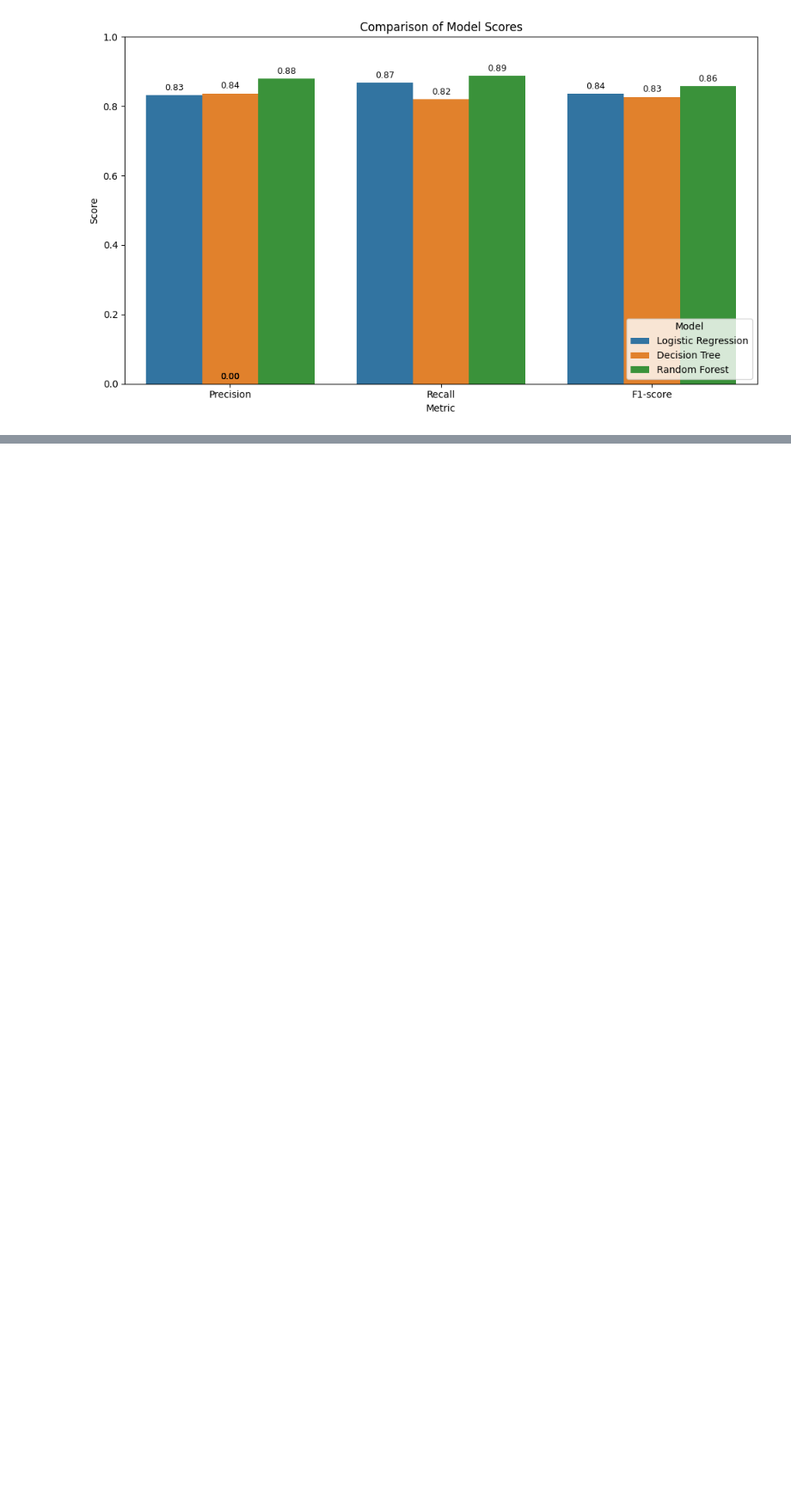
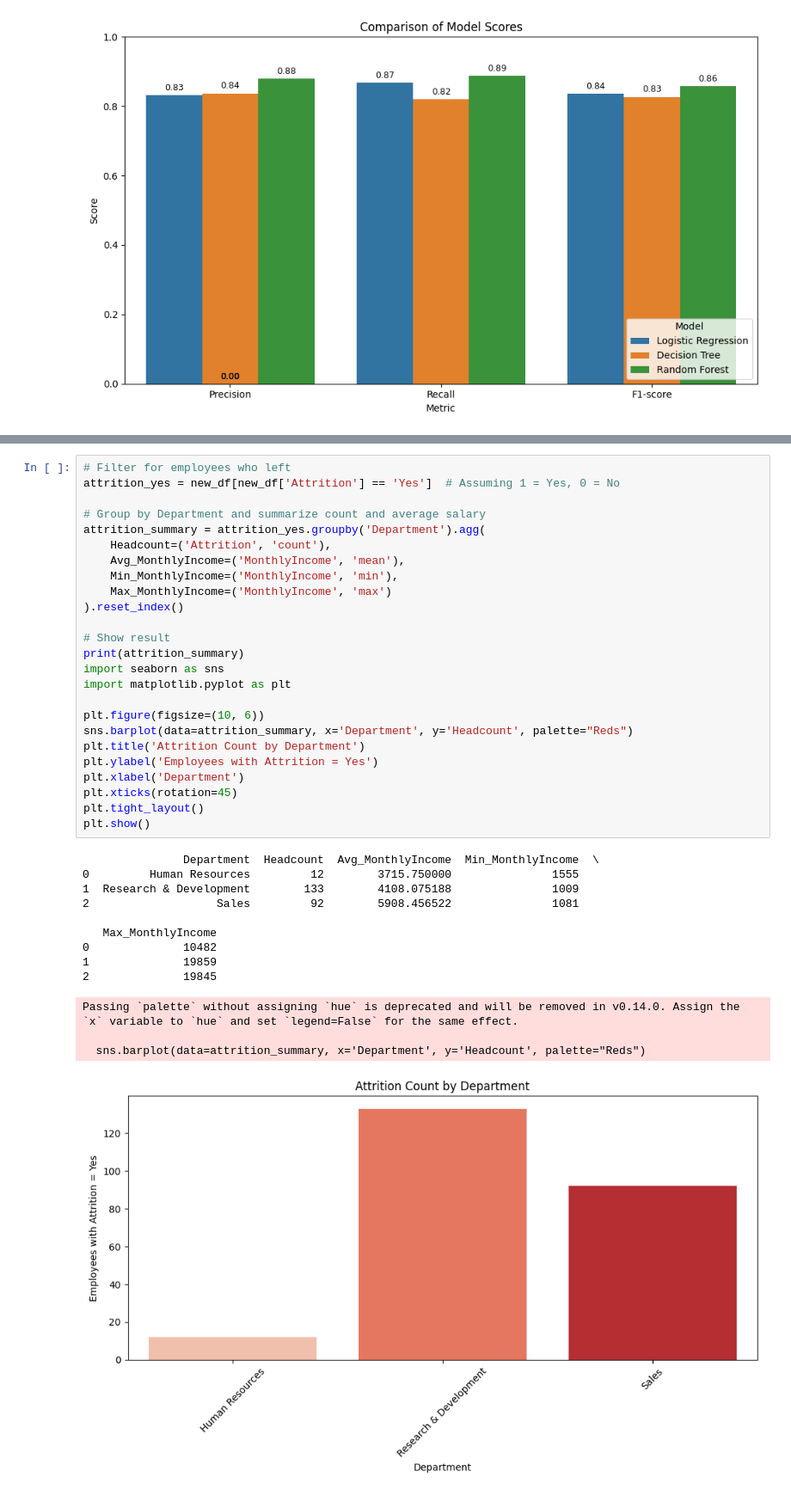
Before and after one commit to Mahendran180923/employee_attrition, a Jupyter notebook: Employee_Attrition.ipynb, the cells around one changed output, grey strips where cells are left out. Shown at 86% size. Saved outputs shown, nothing was run; the diff lists cells and outputs as text; blank space fills up the shorter version.

```diff
--- a/Employee_Attrition.ipynb
+++ b/Employee_Attrition.ipynb
@@ -778,0 +809,39 @@ plt.show()
+# %%
+# Filter for employees who left
+attrition_yes = new_df[new_df['Attrition'] == 'Yes']  # Assuming 1 = Yes, 0 = No
+
+# Group by Department and summarize count and average salary
+attrition_summary = attrition_yes.groupby('Department').agg(
+    Headcount=('Attrition', 'count'),
+    Avg_MonthlyIncome=('MonthlyIncome', 'mean'),
+    Min_MonthlyIncome=('MonthlyIncome', 'min'),
+    Max_MonthlyIncome=('MonthlyIncome', 'max')
+).reset_index()
+
+# Show result
+print(attrition_summary)
+import seaborn as sns
+import matplotlib.pyplot as plt
+
+plt.figure(figsize=(10, 6))
+sns.barplot(data=attrition_summary, x='Department', y='Headcount', palette="Reds")
+plt.title('Attrition Count by Department')
+plt.ylabel('Employees with Attrition = Yes')
+plt.xlabel('Department')
+plt.xticks(rotation=45)
+plt.tight_layout()
+plt.show()
+# %% [output]
+               Department  Headcount  Avg_MonthlyIncome  Min_MonthlyIncome  \
+0         Human Resources         12        3715.750000               1555
+1  Research & Development        133        4108.075188               1009
+2                   Sales         92        5908.456522               1081
+
+   Max_MonthlyIncome
+0              10482
+1              19859
+2              19845
+Passing `palette` without assigning `hue` is deprecated and will be removed in v0.14.0. Assign the `x` variable to `hue` and set `legend=False` for the same effect.
+
+  sns.barplot(data=attrition_summary, x='Department', y='Headcount', palette="Reds")
+[figure, added]
```
Also changed, not shown: parts of 7 cells of this notebook.
